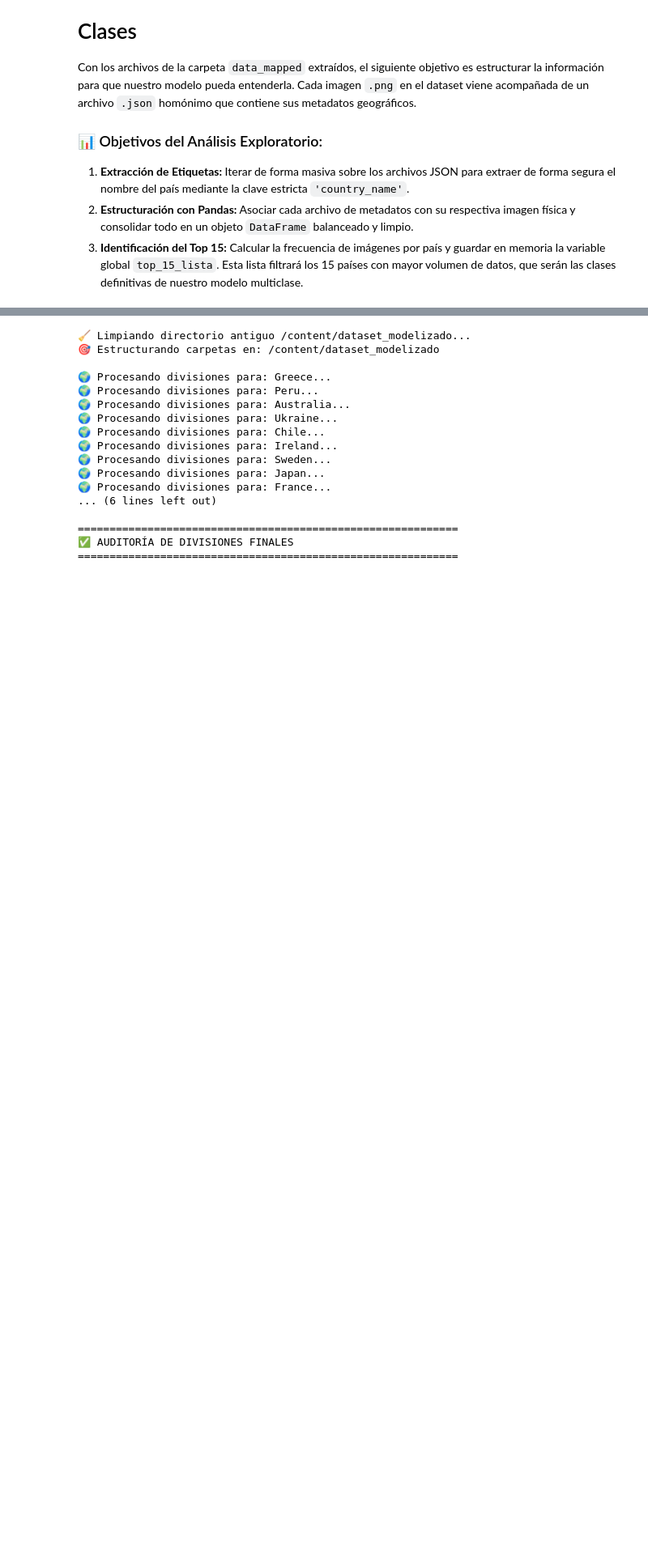
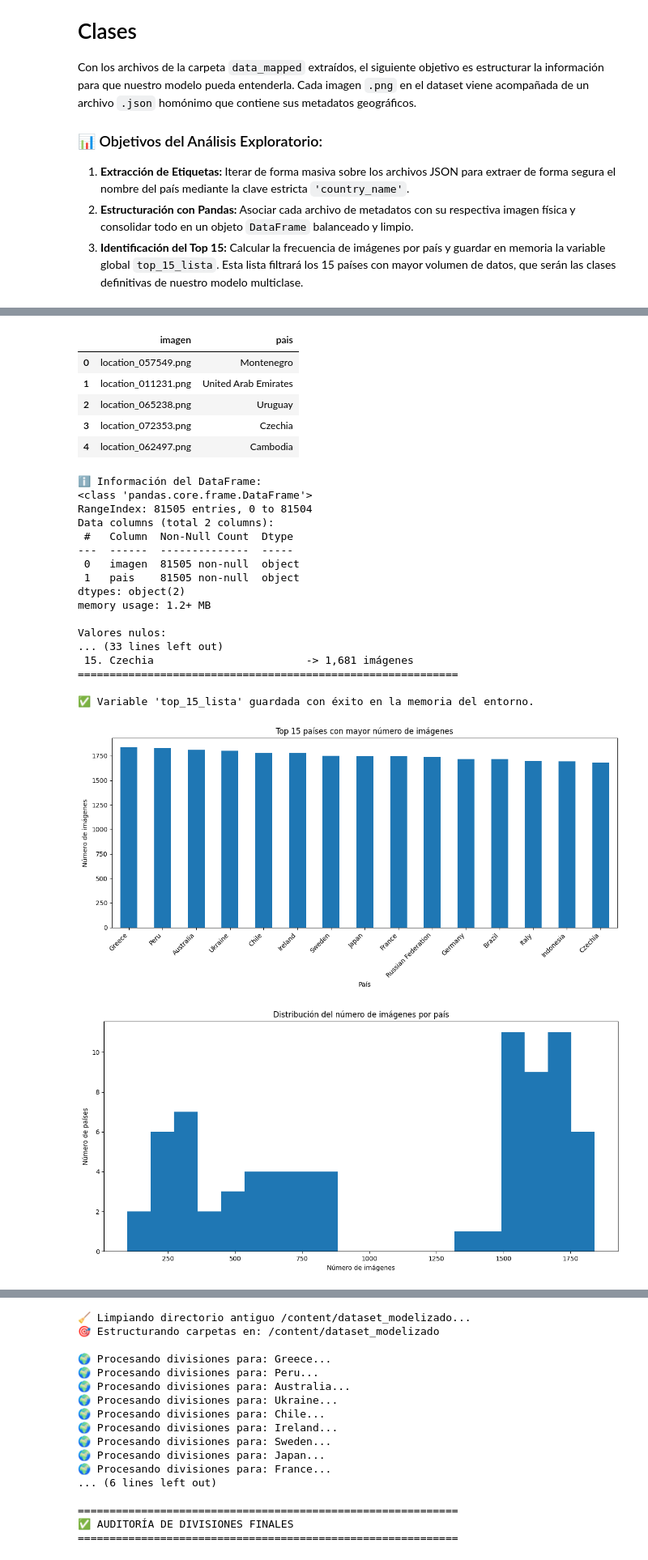
Before and after one commit to cemi201913/Modelo-Predictivo-Paises, a Jupyter notebook: GeoGessr.ipynb, the cells around one changed output, grey strips where cells are left out. Shown at 81% size. Cells and saved outputs as stored; diff of their text form; code cells hidden in the pictures; blank space fills up the shorter version.

```diff
--- a/GeoGessr.ipynb
+++ b/GeoGessr.ipynb
@@ -145,6 +154,7 @@ import os
 import json
 import pandas as pd
 from tqdm import tqdm
+import matplotlib.pyplot as plt
 
 folder_path = "/content/hslu_dataset/data_mapped"
 
@@ -181,14 +191,34 @@ for file_name in tqdm(json_files, desc="Procesando países"):
 # 3. Crear el DataFrame para estructurar y tabular los datos en memoria
 df_paises = pd.DataFrame(registros)
 
+print("\n📝 Primeras filas del DataFrame:")
+display(df_paises.head())
+
+print("\nℹ️ Información del DataFrame:")
+df_paises.info()
+
+print("\nValores nulos:")
+print(df_paises.isnull().sum())
+
 # 4. Calcular frecuencias y distribución de las clases
 distribucion = df_paises['pais'].value_counts()
 
+# Resumen del DataSet
 print("\n" + "="*60)
-print("📊 RESUMEN DEL DATASET MAPPEADO (SANEADO)")
+print("📊 RESUMEN DEL DATASET")
 print("="*60)
+
 print(f"Países únicos detectados: {len(distribucion)}")
 print(f"Total de imágenes válidas analizadas: {len(df_paises):,}")
+
+# Estadísticas generales del dataset
+print("\n📈 ESTADÍSTICAS GENERALES")
+print("-" * 50)
+print(f"Media de imágenes por país: {distribucion.mean():.2f}")
+print(f"Mediana de imágenes por país: {distribucion.median():.2f}")
+print(f"País con más imágenes: {distribucion.idxmax()} ({distribucion.max():,})")
+print(f"País con menos imágenes: {distribucion.idxmin()} ({distribucion.min():,})")
+
 print("\n🏆 TOP 15 PAÍSES CON MÁS IMÁGENES:")
 print("-" * 50)
 
@@ -202,6 +232,35 @@ print("="*60)
 # Guardamos los nombres del Top 15 en una lista en memoria para la fase de balanceo
 top_15_lista = top_15_paises.index.tolist()
 print(f"\n✅ Variable 'top_15_lista' guardada con éxito en la memoria del entorno.")
+
+# Creamos un gráfico con los 15 paises más comunes
+
+plt.figure(figsize=(12,6))
+
+top_15_paises.plot(kind="bar")
+
+plt.title("Top 15 países con mayor número de imágenes")
+plt.xlabel("País")
+plt.ylabel("Número de imágenes")
+
+plt.xticks(rotation=45, ha="right")
+
+plt.tight_layout()
+
+plt.show()
+
+# Creamos un gráfico con el histograma de paises y su numero de imagenes
+plt.figure(figsize=(12,6))
+
+distribucion.plot(kind="hist", bins=20)
+
+plt.title("Distribución del número de imágenes por país")
+plt.xlabel("Número de imágenes")
+plt.ylabel("Número de países")
+
+plt.tight_layout()
+
+plt.show()
 # %% [output]
 🔍 Iniciando lectura de metadatos con la clave 'country_name'...
 📂 Se han encontrado 81,505 archivos JSON de metadatos.
@@ -225,3 +268,28 @@ Total de imágenes válidas analizadas: 81,505
+|  | imagen | pais |
+| 0 | location_057549.png | Montenegro |
+| 1 | location_011231.png | United Arab Emirates |
+| 2 | location_065238.png | Uruguay |
+| 3 | location_072353.png | Czechia |
+| 4 | location_062497.png | Cambodia |
+ℹ️ Información del DataFrame:
+<class 'pandas.core.frame.DataFrame'>
+RangeIndex: 81505 entries, 0 to 81504
+Data columns (total 2 columns):
+ #   Column  Non-Null Count  Dtype
+---  ------  --------------  -----
+ 0   imagen  81505 non-null  object
+ 1   pais    81505 non-null  object
+dtypes: object(2)
+memory usage: 1.2+ MB
+
+Valores nulos:
+... (33 lines left out)
+ 15. Czechia                        -> 1,681 imágenes
+============================================================
+
+✅ Variable 'top_15_lista' guardada con éxito en la memoria del entorno.
+[figure, added]
+[figure, added]
 # %% [markdown]
 ---
 # PASO 3: Sanitización de Metadatos y Análisis de Características Visuales (PIL)
```
Also changed, not shown: parts of 7 cells of this notebook.
